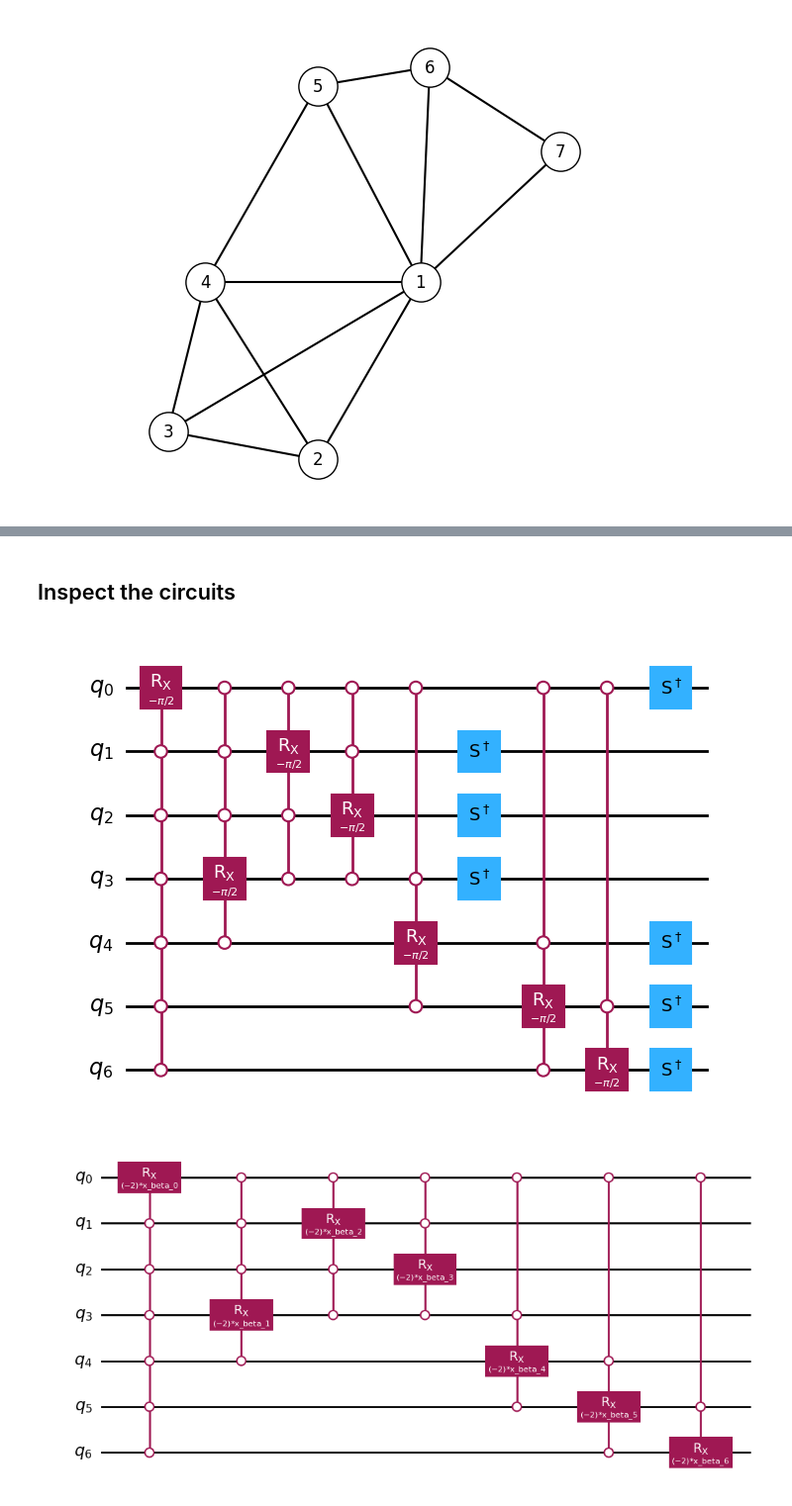
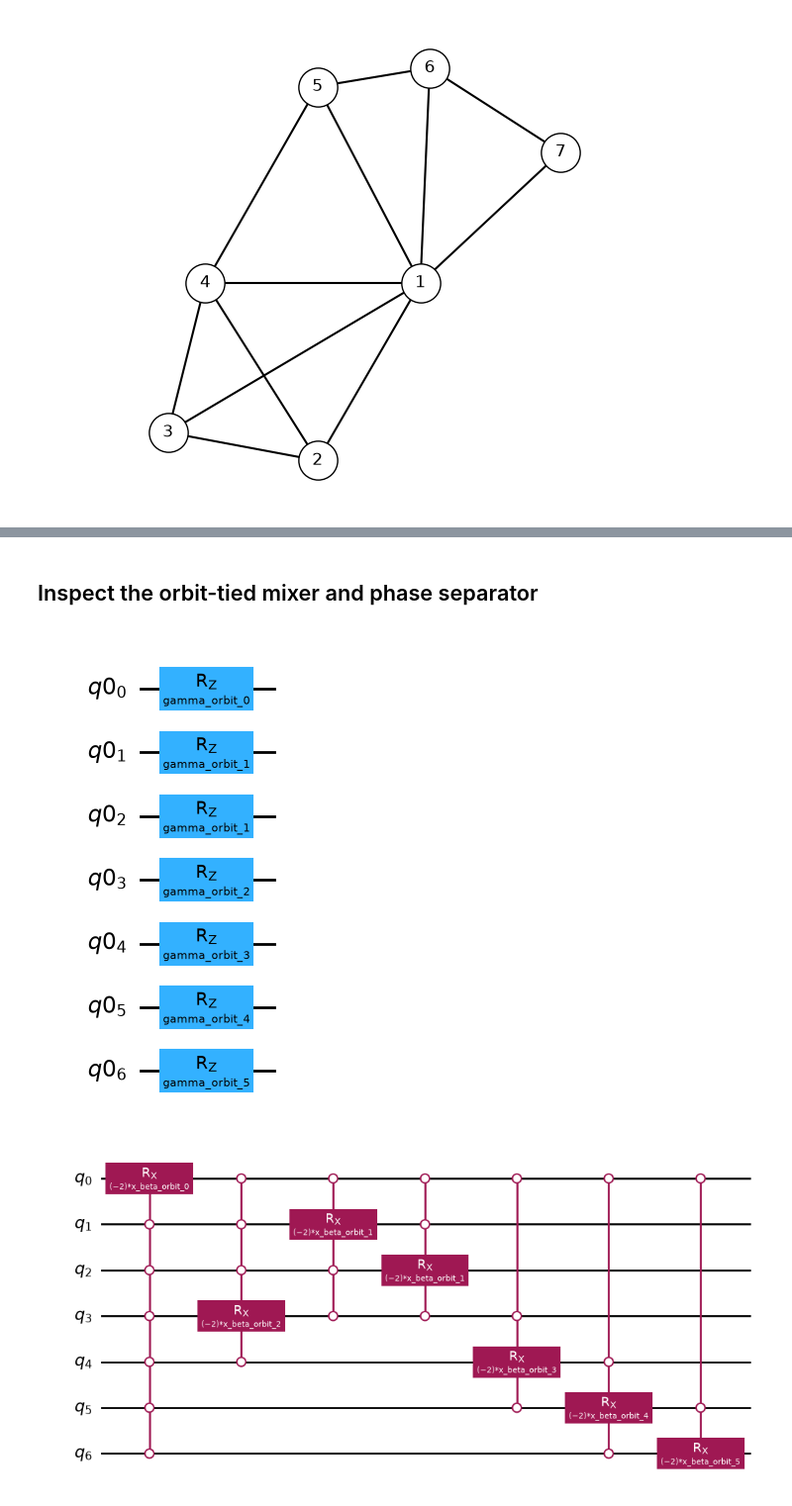
Before and after one commit to OpenQuantumComputing/QAOA, a Jupyter notebook: examples/MIS_MVC/ToyExample.ipynb, the cells around one changed output, grey strips where cells are left out. Shown at 99% size. Cells and saved outputs as stored; diff of their text form; code cells hidden in the pictures.

```diff
--- a/examples/MIS_MVC/ToyExample.ipynb
+++ b/examples/MIS_MVC/ToyExample.ipynb
@@ -98,12 +123,11 @@ LX parameter order (original node labels): (1, 4, 2, 3, 5, 6, 7)
 # %% [markdown]
-## Inspect the circuits
+## Inspect the orbit-tied mixer and phase separator
 # %%
-lx_mixer.create_circuit()
-grover_mixer.create_circuit()
+problem_orbit.create_circuit()
+mixer_orbit.create_circuit()
 
-display(initial_state.circuit.draw("mpl", fold=-1))
-display(lx_mixer.circuit.draw("mpl", fold=-1))
-display(grover_mixer.circuit.draw("mpl", fold=-1))
+display(problem_orbit.circuit.draw("mpl", fold=-1))
+display(mixer_orbit.circuit.draw("mpl", fold=-1))
 # %% [output]
-[figure, old version]
+[figure, new version]
-[figure, old version]
+[figure, new version]
```
Also changed, not shown: parts of 22 cells of this notebook, 11 other files.
